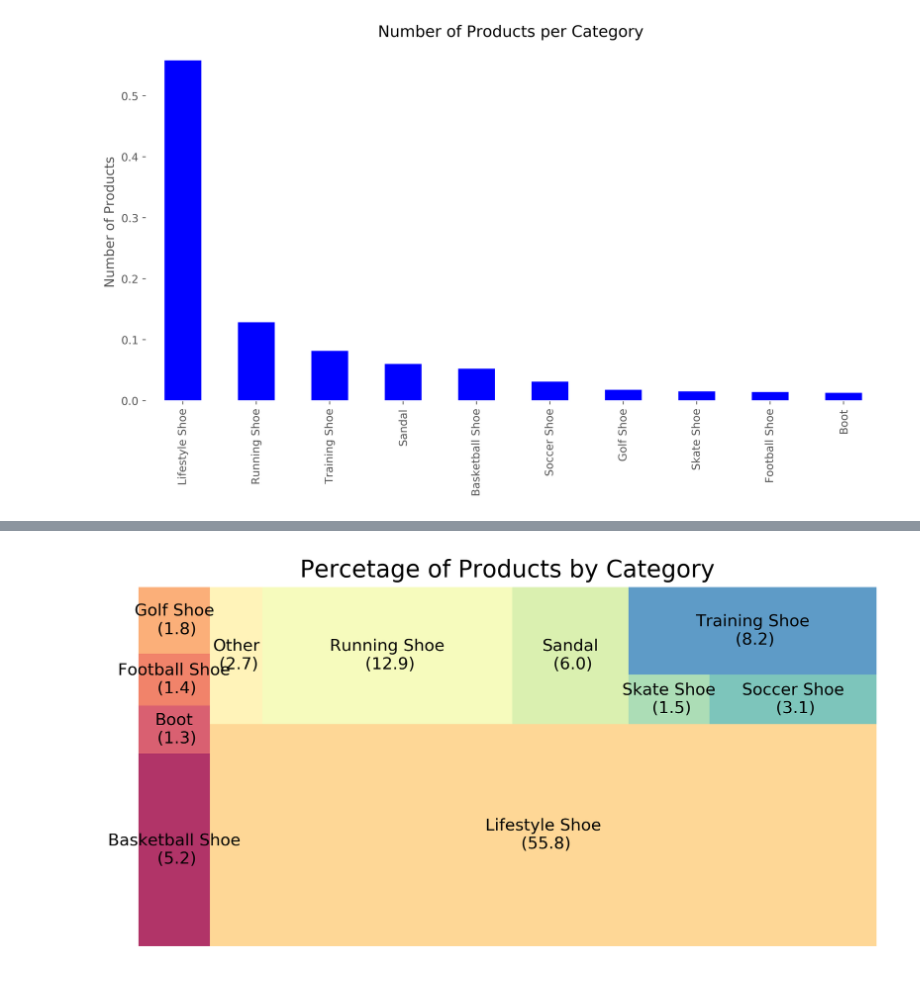
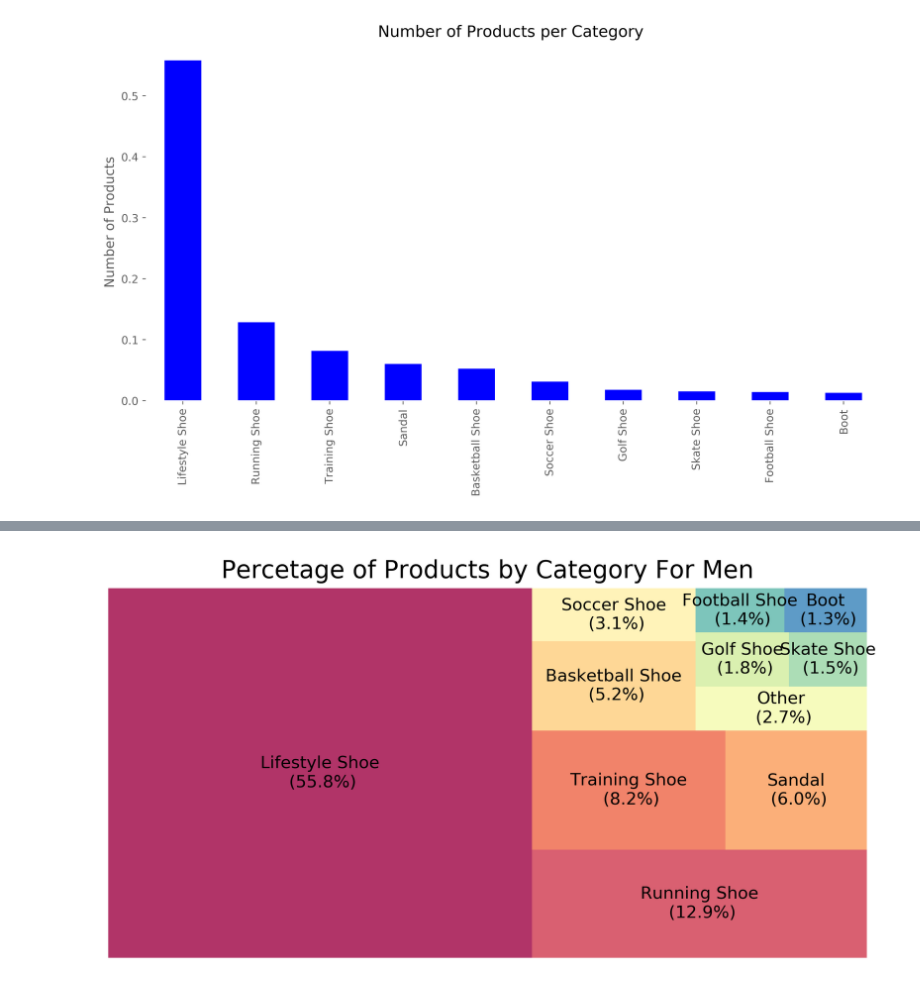
Before and after one commit to DanEllen/Nike-Shoes-Web-Scrape-and-Analysis, a Jupyter notebook: Data Analysis.ipynb, the cells around one changed output, grey strips where cells are left out. Drawn from its saved outputs; the diff is of its cells as text; code cells hidden in the pictures.

```diff
--- a/Data Analysis.ipynb
+++ b/Data Analysis.ipynb
@@ -213,20 +236,20 @@ Text(0.5, 1.0, 'Number of Products per Category ')
 # %%
-# 1. Treemap of percentage of products per category
+# 1. Treemap of percentage of products per category for men
 df1 = df[df['gender']=='men'].groupby('category').size().reset_index(name='counts')
 df1['counts'] = (100. * df1['counts'] / df1['counts'].sum()).round(1)
 df1['category'] = np.where(df1.counts < 1,'Other', df1.category)
-df1 = df1.groupby('category').sum().reset_index()
-labels = df1.apply(lambda x: str(x[0]) + "\n (" + str(x[1]) + ")", axis=1)
+df1 = df1.groupby('category').sum().sort_values(by = 'counts', ascending=False).reset_index()
+labels = df1.apply(lambda x: str(x[0]) + "\n (" + str(x[1]) + "%)", axis=1)
 sizes = df1['counts'].values.tolist()
 colors = [plt.cm.Spectral(i/float(len(labels))) for i in range(len(labels))]
 
 # Draw Plot
 plt.figure(figsize=(8,4), dpi= 300)
 squarify.plot(sizes=sizes, label=labels, color=colors, alpha=.8)
 
 # Decorate
-plt.title('Percetage of Products by Category')
+plt.title('Percetage of Products by Category For Men')
 plt.axis('off')
 plt.show()
 # %% [output]
-[figure, old version]
+[figure, new version]
```
Also changed, not shown: parts of 10 cells of this notebook, 1 other file.
